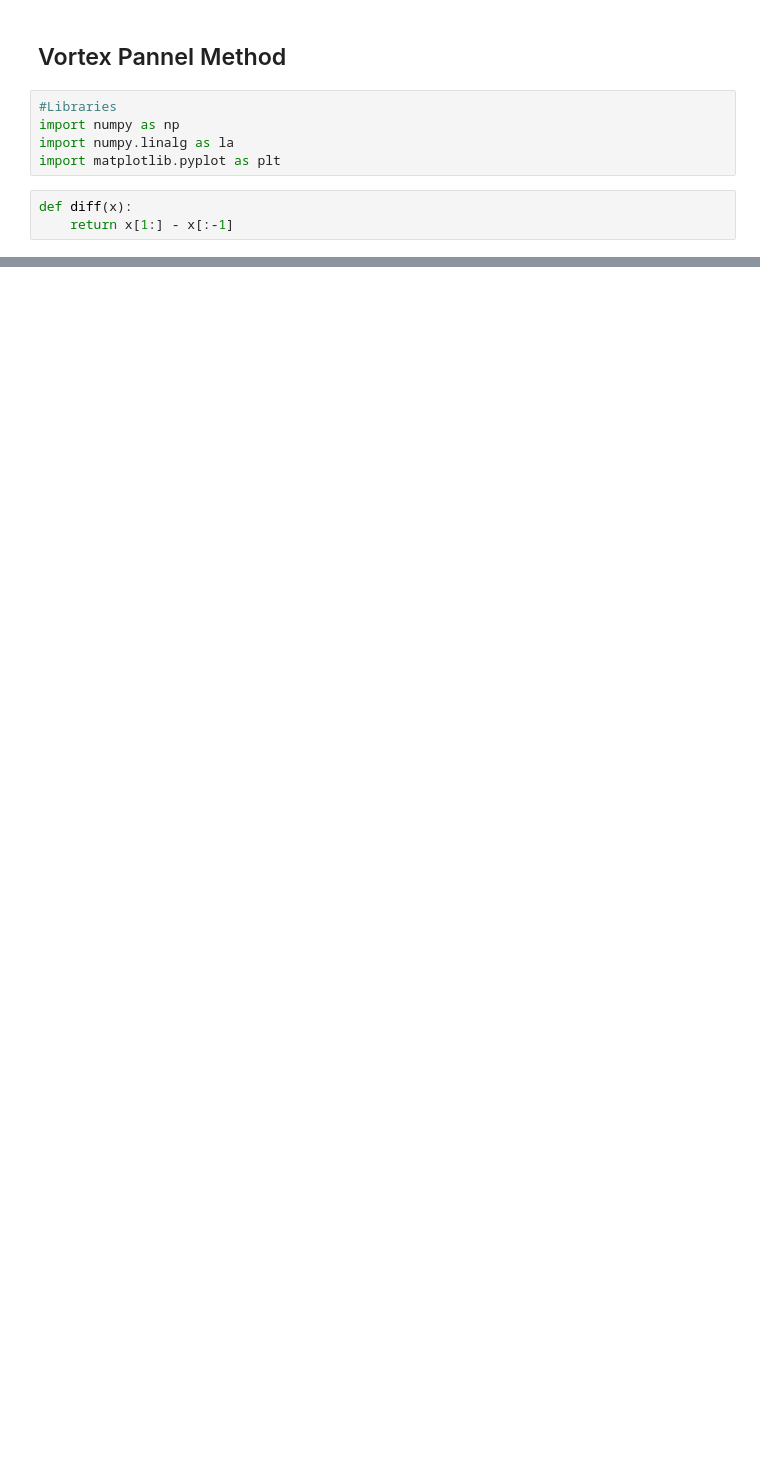
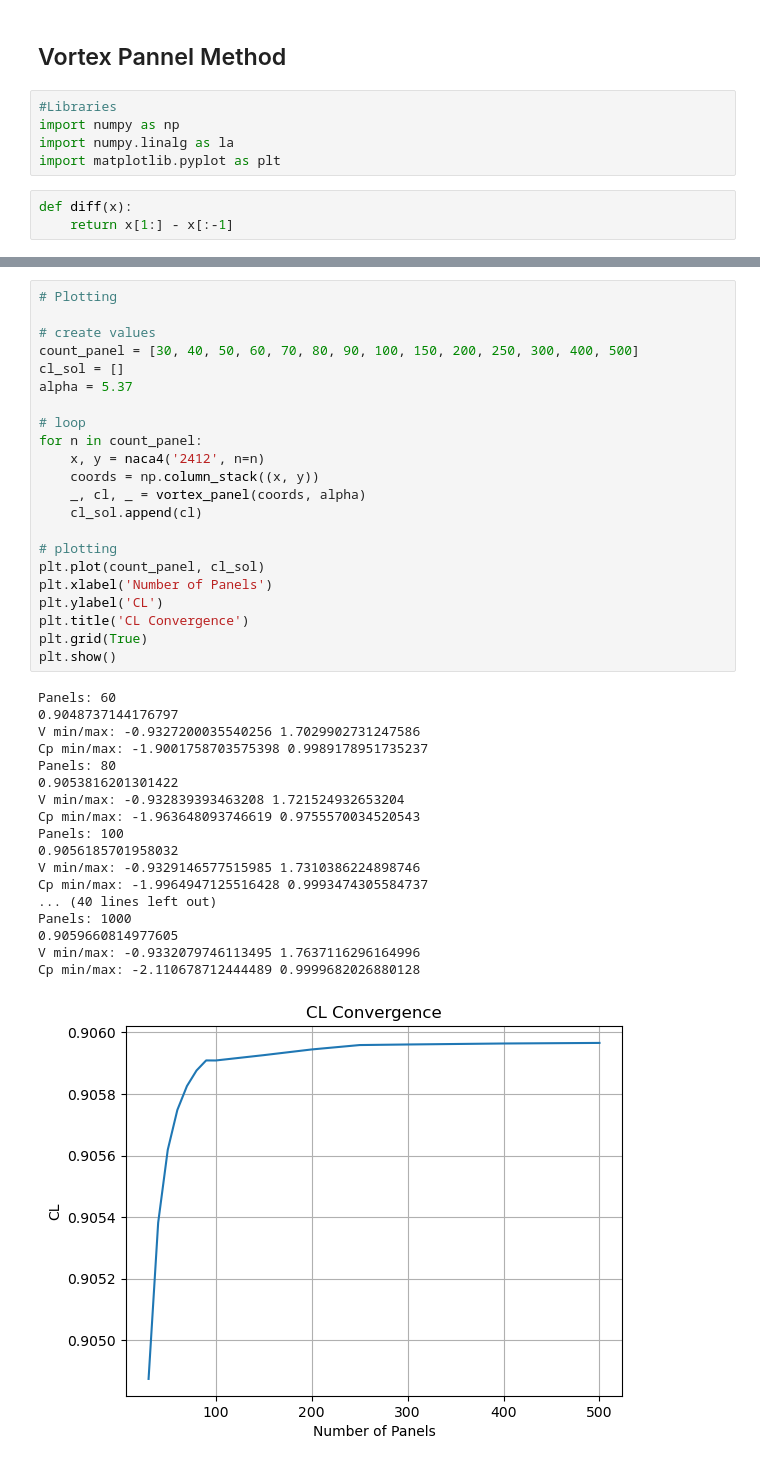
Before and after one commit to jedean2/Project2_AE311, a Jupyter notebook: Vortex_Pannel_Method.ipynb, the cells around one changed output, grey strips where cells are left out. Drawn from its saved outputs; the diff is of its cells as text; blank space fills up the shorter version.

```diff
--- a/Vortex_Pannel_Method.ipynb
+++ b/Vortex_Pannel_Method.ipynb
@@ -92,0 +161,41 @@ CL = ...
+# %%
+# Plotting
+
+# create values
+count_panel = [30, 40, 50, 60, 70, 80, 90, 100, 150, 200, 250, 300, 400, 500]
+cl_sol = []
+alpha = 5.37
+
+# loop
+for n in count_panel:
+    x, y = naca4('2412', n=n)
+    coords = np.column_stack((x, y))
+    _, cl, _ = vortex_panel(coords, alpha)
+    cl_sol.append(cl)
+
+# plotting
+plt.plot(count_panel, cl_sol)
+plt.xlabel('Number of Panels')
+plt.ylabel('CL')
+plt.title('CL Convergence')
+plt.grid(True)
+plt.show()
+# %% [output]
+Panels: 60
+0.9048737144176797
+V min/max: -0.9327200035540256 1.7029902731247586
+Cp min/max: -1.9001758703575398 0.9989178951735237
+Panels: 80
+0.9053816201301422
+V min/max: -0.932839393463208 1.721524932653204
+Cp min/max: -1.963648093746619 0.9755570034520543
+Panels: 100
+0.9056185701958032
+V min/max: -0.9329146577515985 1.7310386224898746
+Cp min/max: -1.9964947125516428 0.9993474305584737
+... (40 lines left out)
+Panels: 1000
+0.9059660814977605
+V min/max: -0.9332079746113495 1.7637116296164996
+Cp min/max: -2.110678712444489 0.9999682026880128
+[figure, added]
```
Also changed, not shown: parts of 6 cells of this notebook, 2 other files.
